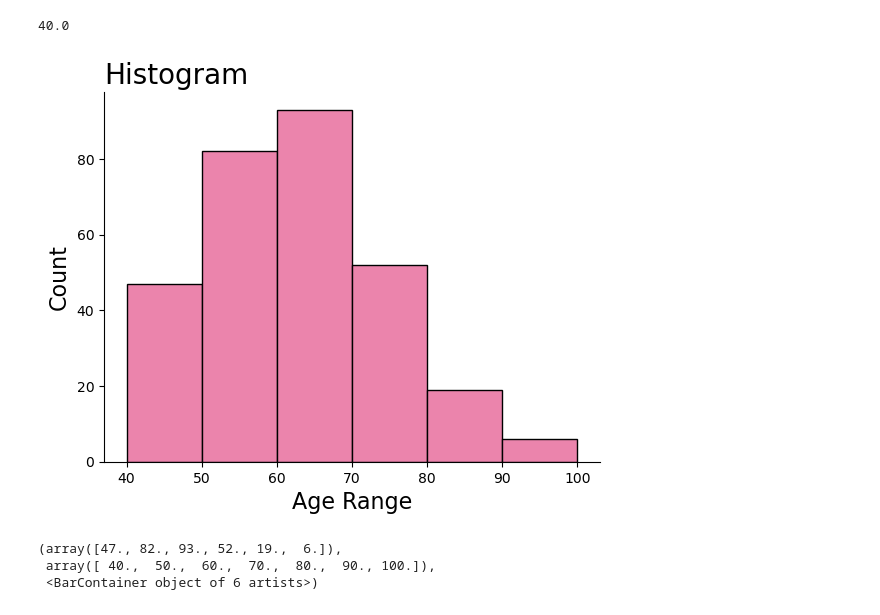
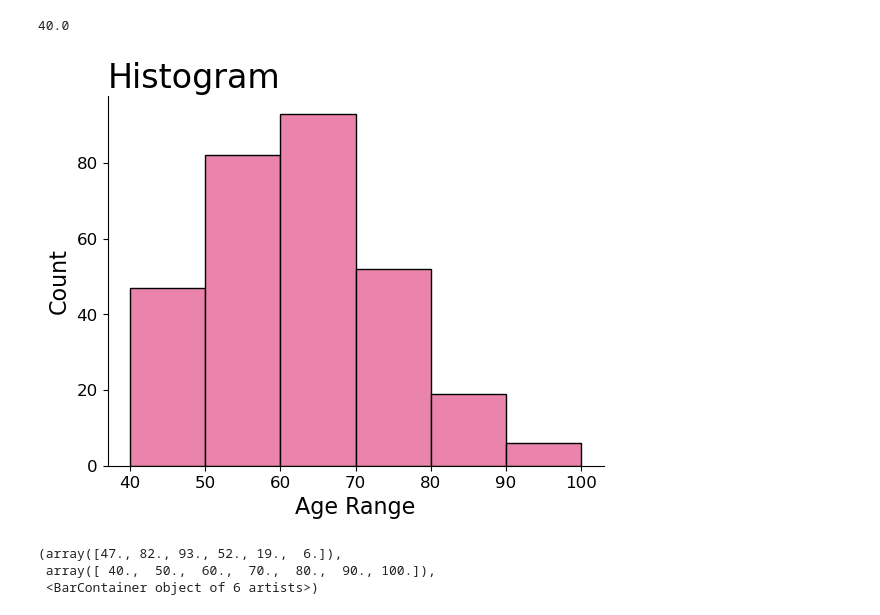
Before and after one commit to data-analyst05/MortalityPrediction_HeartFailure, a Jupyter notebook: index.ipynb, the cells around one changed output. Cells and saved outputs as stored; diff of their text form; code cells hidden in the pictures.

Commit message:
changed resolution of plot

```diff
--- a/index.ipynb
+++ b/index.ipynb
@@ -179,27 +179,31 @@ min(df_cleaned["age"])
 # %%
 Figure1, Axes1 = plt.subplots()
 
 Axes1.hist(df["age"],
            bins = [40, 50, 60, 70, 80, 90, 100],
            edgecolor = "black",
            color = pink)
 
 Axes1.spines["top"].set_visible(False)
 Axes1.spines["right"].set_visible(False)
+Axes1.yaxis.set_tick_params(labelsize = 12)
+Axes1.xaxis.set_tick_params(labelsize = 12)
+
 
 plt.title(label = "Histogram",
           loc = "left",
-        fontsize = 20)
+        fontsize = 24)
 plt.ylabel(ylabel = "Count",
            fontsize = 16)
 plt.xlabel(xlabel = "Age Range",
            fontsize = 16)
 
-plt.savefig("./Images/Figure1")
+plt.savefig(fname = "./Images/Figure1",
+            dpi = 400)
 
 plt.show()
 # %% [output]
-[figure, old version]
+[figure, new version]
 # %%
 plt.hist(df_cleaned["age"],
          edgecolor = "black",
```
Also changed, not shown: 3 other files.
